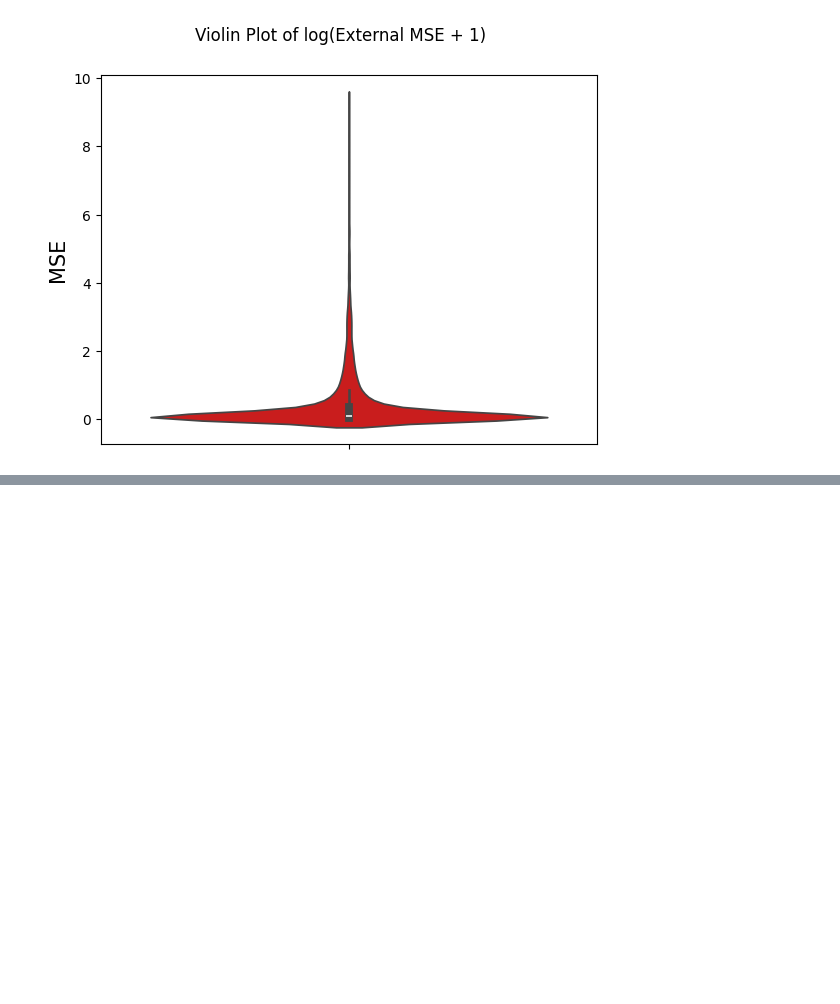
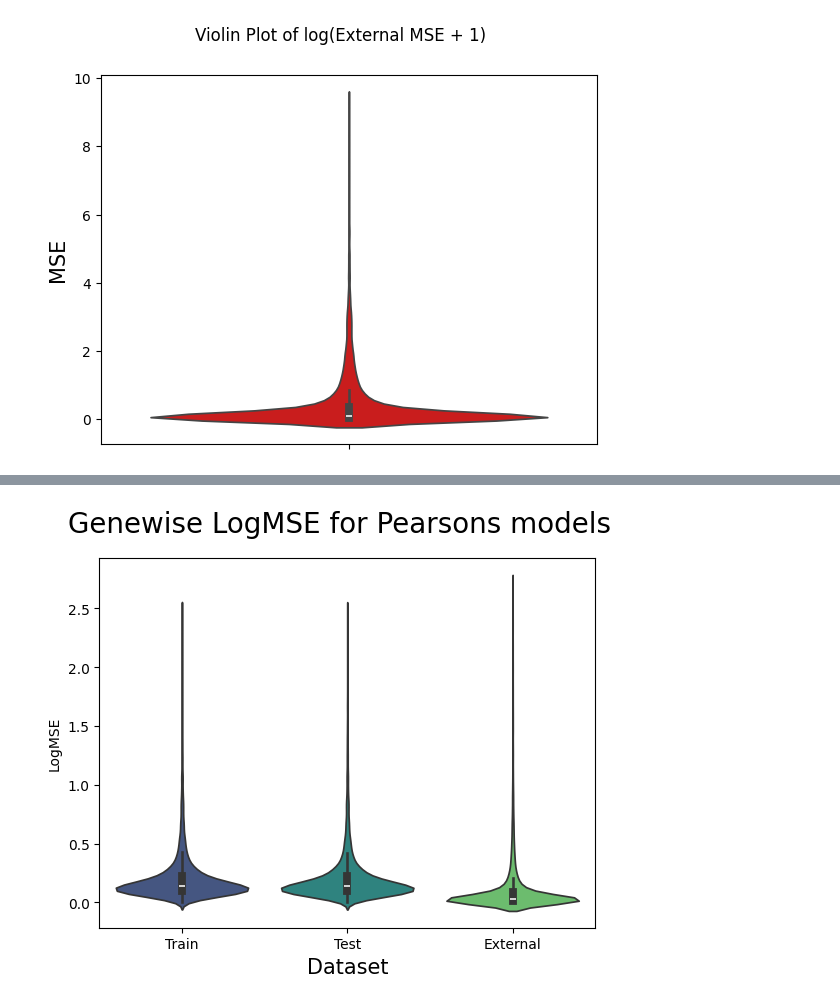
Before and after one commit to Alexander-Broadley/Zhang_lab_rotation, a Jupyter notebook: MML_model/model_evaluation/MML_results_plots.ipynb, the cells around one changed output, grey strips where cells are left out. Cells and saved outputs as stored; diff of their text form; code cells hidden in the pictures; blank space fills up the shorter version.

```diff
--- a/MML_model/model_evaluation/MML_results_plots.ipynb
+++ b/MML_model/model_evaluation/MML_results_plots.ipynb
@@ -151,0 +123,4 @@ Passing `palette` without assigning `hue` is deprecated and will be removed in v
+# %%
+genewise_correlations = pd.read_csv('./data/genewise_correlations', index_col=0)
+# %%
+genewise_correlations['LogMSE'] = np.log(genewise_correlations['MSE']+1)
@@ -151,0 +143,4 @@ Passing `palette` without assigning `hue` is deprecated and will be removed in v
+# %%
+create_pearsons_violin(genewise_correlations, y_col='LogMSE', title = 'Genewise LogMSE for Pearsons models', file_title = 'genewise_LogMSE_PEARSONS')
+# %% [output]
+[figure, added]
```
Also changed, not shown: parts of 16 cells of this notebook, 8 other files.
